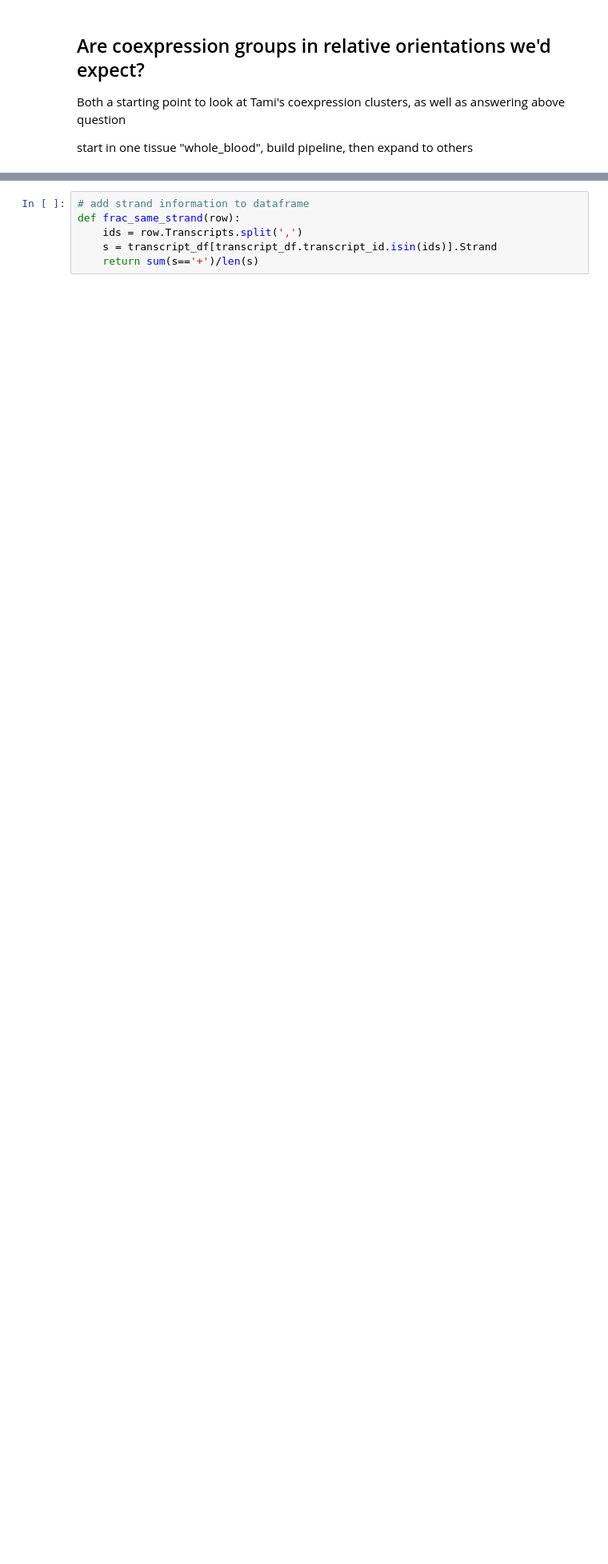
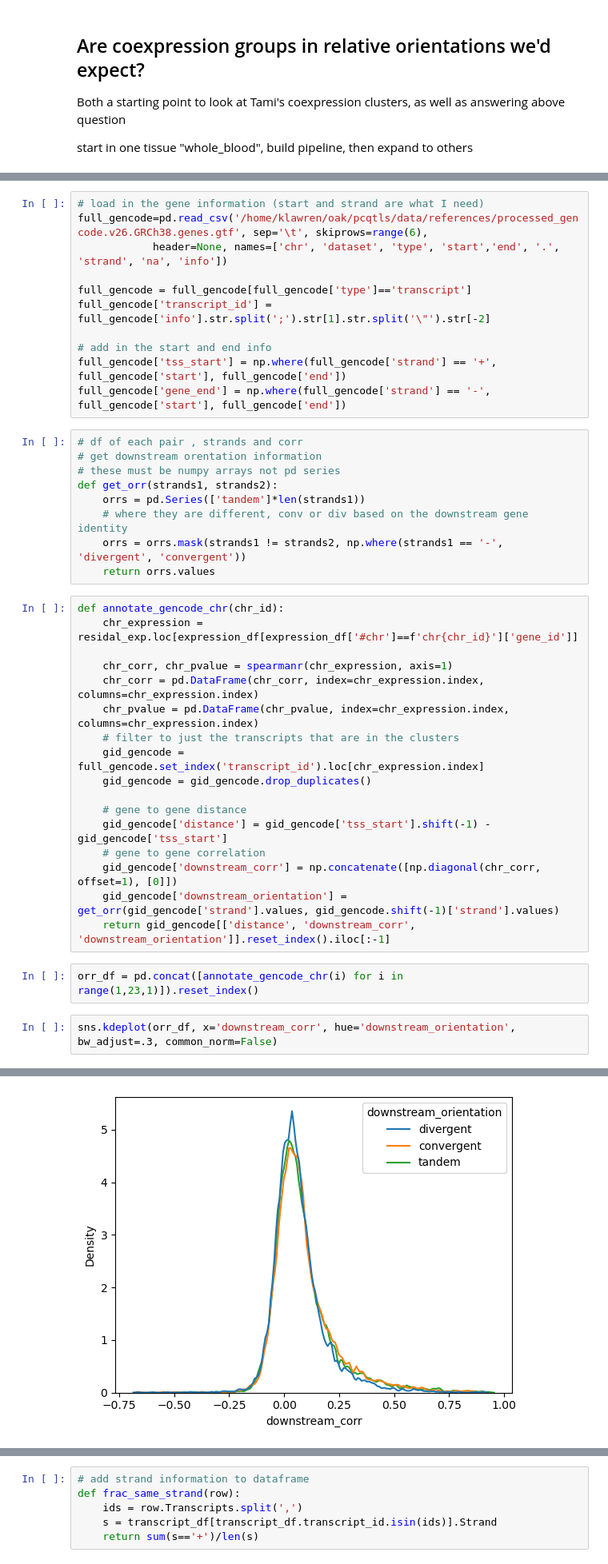
Before and after one commit to kal26/pcqtls, a Jupyter notebook: workflow/notebooks/cluster_analysis/coexpression_relative_orr.ipynb, the cells around one changed output, grey strips where cells are left out. Shown: that part at 80% size. Drawn from its saved outputs; the diff is of its cells as text; blank space fills up the shorter version.

```diff
--- a/workflow/notebooks/cluster_analysis/coexpression_relative_orr.ipynb
+++ b/workflow/notebooks/cluster_analysis/coexpression_relative_orr.ipynb
@@ -15,0 +51,42 @@ import os
+# %%
+# load in the gene information (start and strand are what I need)
+full_gencode=pd.read_csv('/home/klawren/oak/pcqtls/data/references/processed_gencode.v26.GRCh38.genes.gtf', sep='\t', skiprows=range(6),
+            header=None, names=['chr', 'dataset', 'type', 'start','end', '.', 'strand', 'na', 'info'])
+
+full_gencode = full_gencode[full_gencode['type']=='transcript']
+full_gencode['transcript_id'] = full_gencode['info'].str.split(';').str[1].str.split('\"').str[-2]
+
+# add in the start and end info
+full_gencode['tss_start'] = np.where(full_gencode['strand'] == '+', full_gencode['start'], full_gencode['end'])
+full_gencode['gene_end'] = np.where(full_gencode['strand'] == '-', full_gencode['start'], full_gencode['end'])
+# %%
+# df of each pair , strands and corr
+# get downstream orentation information
+# these must be numpy arrays not pd series
+def get_orr(strands1, strands2):
+    orrs = pd.Series(['tandem']*len(strands1))
+    # where they are different, conv or div based on the downstream gene identity
+    orrs = orrs.mask(strands1 != strands2, np.where(strands1 == '-', 'divergent', 'convergent'))
+    return orrs.values
+# %%
+def annotate_gencode_chr(chr_id):
+    chr_expression = residal_exp.loc[expression_df[expression_df['#chr']==f'chr{chr_id}']['gene_id']]
+
+    chr_corr, chr_pvalue = spearmanr(chr_expression, axis=1)
+    chr_corr = pd.DataFrame(chr_corr, index=chr_expression.index, columns=chr_expression.index)
+    chr_pvalue = pd.DataFrame(chr_pvalue, index=chr_expression.index, columns=chr_expression.index)
+    # filter to just the transcripts that are in the clusters
+    gid_gencode = full_gencode.set_index('transcript_id').loc[chr_expression.index]
+    gid_gencode = gid_gencode.drop_duplicates()
+
+    # gene to gene distance
+    gid_gencode['distance'] = gid_gencode['tss_start'].shift(-1) - gid_gencode['tss_start']
+    # gene to gene correlation
+    gid_gencode['downstream_corr'] = np.concatenate([np.diagonal(chr_corr, offset=1), [0]])
+    gid_gencode['downstream_orientation'] = get_orr(gid_gencode['strand'].values, gid_gencode.shift(-1)['strand'].values)
+    return gid_gencode[['distance', 'downstream_corr', 'downstream_orientation']].reset_index().iloc[:-1]
+# %%
+orr_df = pd.concat([annotate_gencode_chr(i) for i in range(1,23,1)]).reset_index()
+# %%
+sns.kdeplot(orr_df, x='downstream_corr', hue='downstream_orientation', bw_adjust=.3, common_norm=False)
+# %% [output]
@@ -15,0 +94 @@ import os
+[figure, added]
```
Also changed, not shown: parts of 16 cells of this notebook, 5 other files.
